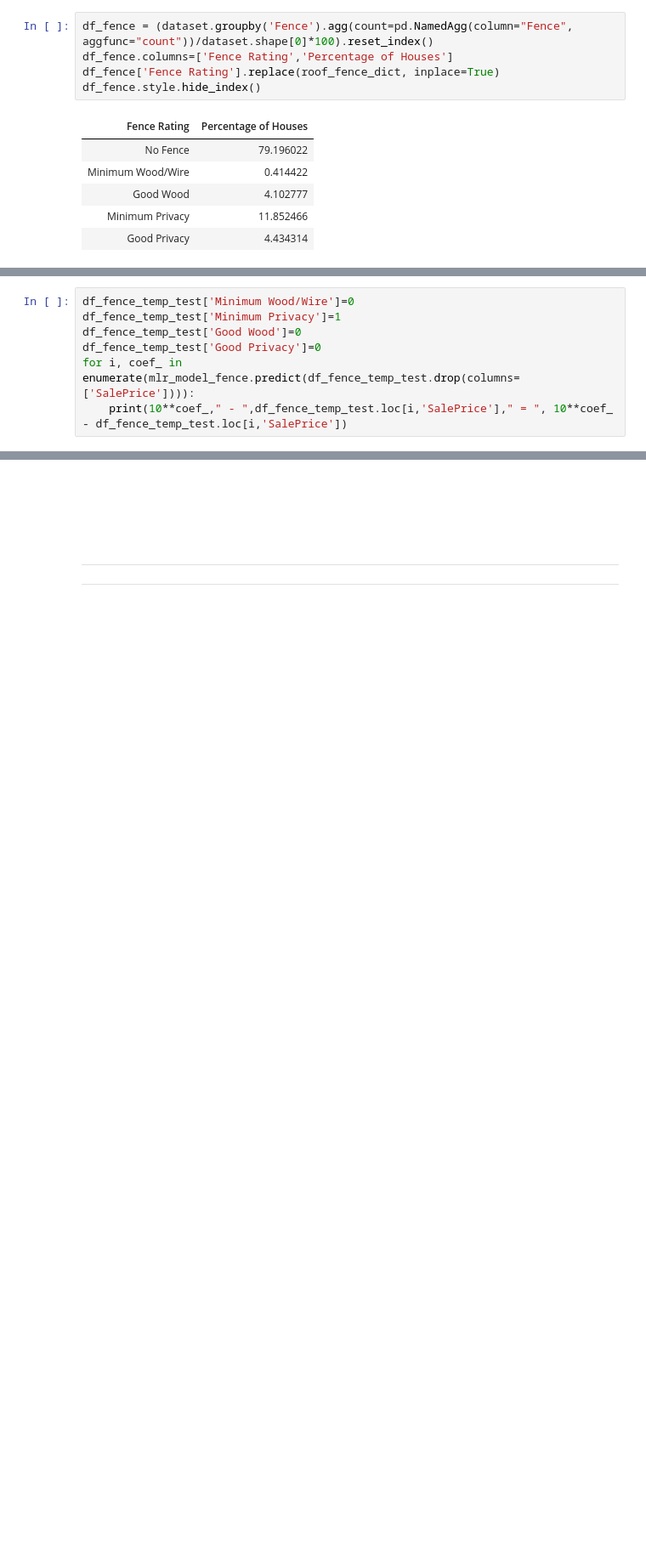
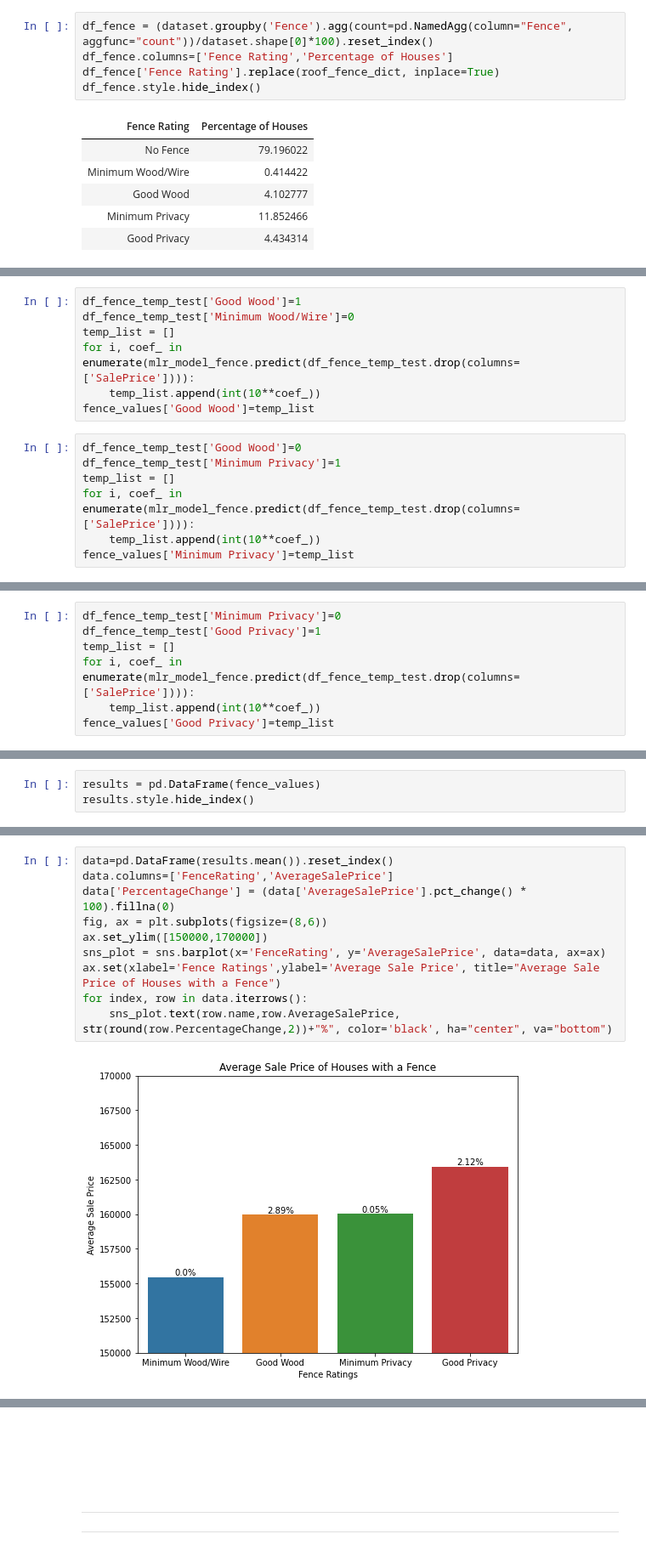
Before and after one commit to hikarinosenshi/ml_project, a Jupyter notebook: ariel/Feature Evaluation.ipynb, the cells around one changed output, grey strips where cells are left out. Shown: that part at 85% size. Saved outputs shown, nothing was run; the diff lists cells and outputs as text; blank space fills up the shorter version.

```diff
--- a/ariel/Feature Evaluation.ipynb
+++ b/ariel/Feature Evaluation.ipynb
@@ -332,7 +382,14 @@ for i, coef_ in enumerate(mlr_model_fence.predict(df_fence_temp_test.drop(column
+# %%
+df_fence_temp_test['Good Wood']=1
+df_fence_temp_test['Minimum Wood/Wire']=0
+temp_list = []
+for i, coef_ in enumerate(mlr_model_fence.predict(df_fence_temp_test.drop(columns=['SalePrice']))):
+    temp_list.append(int(10**coef_))
+fence_values['Good Wood']=temp_list
 # %%
-df_fence_temp_test['Minimum Wood/Wire']=0
+df_fence_temp_test['Good Wood']=0
 df_fence_temp_test['Minimum Privacy']=1
-df_fence_temp_test['Good Wood']=0
-df_fence_temp_test['Good Privacy']=0
+temp_list = []
 for i, coef_ in enumerate(mlr_model_fence.predict(df_fence_temp_test.drop(columns=['SalePrice']))):
-    print(10**coef_," - ",df_fence_temp_test.loc[i,'SalePrice']," = ", 10**coef_ - df_fence_temp_test.loc[i,'SalePrice'])
+    temp_list.append(int(10**coef_))
+fence_values['Minimum Privacy']=temp_list
@@ -359,0 +396,7 @@ for i, coef_ in enumerate(mlr_model_fence.predict(df_fence_temp_test.drop(column
+# %%
+df_fence_temp_test['Minimum Privacy']=0
+df_fence_temp_test['Good Privacy']=1
+temp_list = []
+for i, coef_ in enumerate(mlr_model_fence.predict(df_fence_temp_test.drop(columns=['SalePrice']))):
+    temp_list.append(int(10**coef_))
+fence_values['Good Privacy']=temp_list
@@ -359,0 +405,3 @@ for i, coef_ in enumerate(mlr_model_fence.predict(df_fence_temp_test.drop(column
+# %%
+results = pd.DataFrame(fence_values)
+results.style.hide_index()
@@ -359,0 +446,12 @@ for i, coef_ in enumerate(mlr_model_fence.predict(df_fence_temp_test.drop(column
+# %%
+data=pd.DataFrame(results.mean()).reset_index()
+data.columns=['FenceRating','AverageSalePrice']
+data['PercentageChange'] = (data['AverageSalePrice'].pct_change() * 100).fillna(0)
+fig, ax = plt.subplots(figsize=(8,6))
+ax.set_ylim([150000,170000])
+sns_plot = sns.barplot(x='FenceRating', y='AverageSalePrice', data=data, ax=ax)
+ax.set(xlabel='Fence Ratings',ylabel='Average Sale Price', title="Average Sale Price of Houses with a Fence")
+for index, row in data.iterrows():
+    sns_plot.text(row.name,row.AverageSalePrice, str(round(row.PercentageChange,2))+"%", color='black', ha="center", va="bottom")
+# %% [output]
+[figure, added]
```
Also changed, not shown: parts of 49 cells of this notebook.
